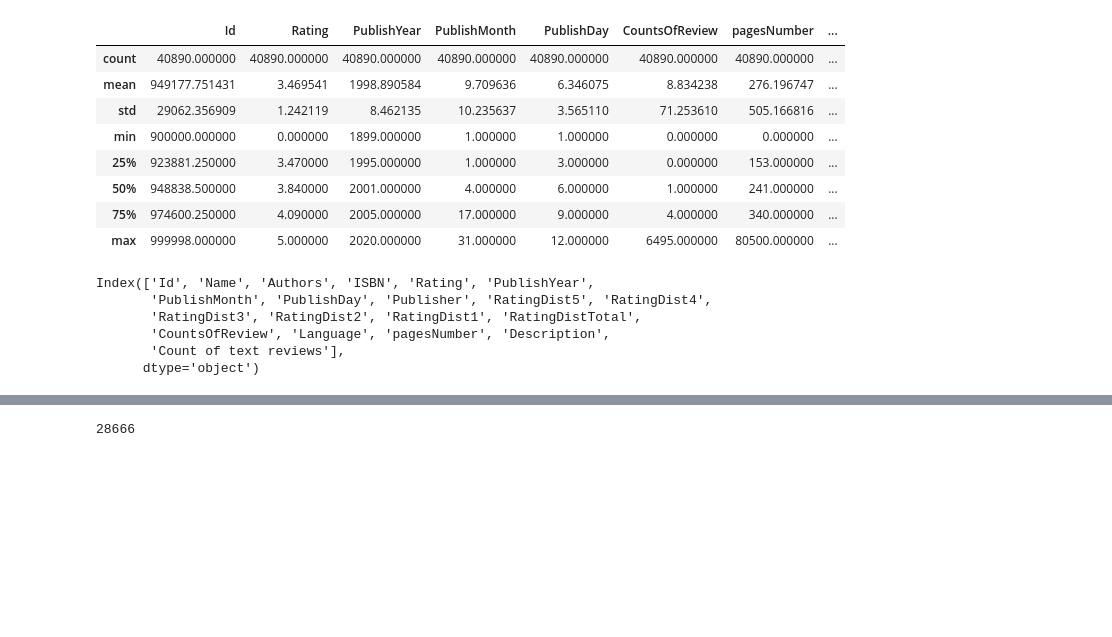
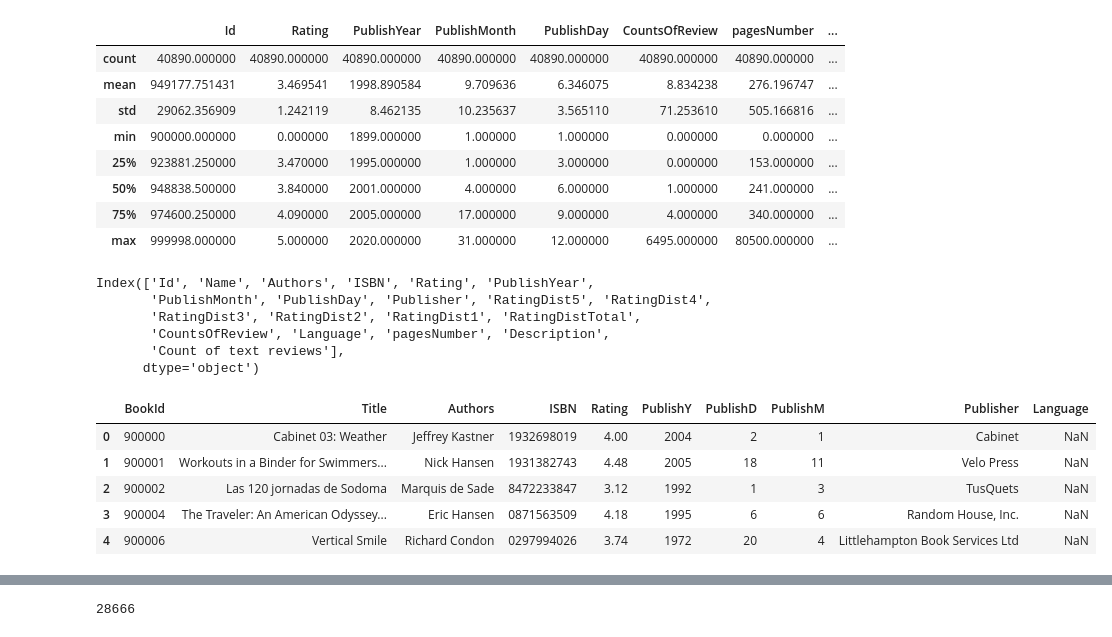
Before and after one commit to Kennydao/ETL-Project, a Jupyter notebook: cleaned_books.ipynb, the cells around one changed output, grey strips where cells are left out. Saved outputs shown, nothing was run; the diff lists cells and outputs as text; code cells hidden in the pictures; blank space fills up the shorter version.

```diff
--- a/cleaned_books.ipynb
+++ b/cleaned_books.ipynb
@@ -44,2 +46,13 @@ books_df.drop(columns = ['RatingDist5', 'RatingDist4',
 # %%
-books_df = books_df.rename(columns={'Id':'BookId', 'Name':'Title'})
+# rename columns
+books_df = books_df.rename(columns={'Id':'BookId', 'Name':'Title', 'PublishYear':'PublishY',
+                                    'PublishMonth':'PublishD', 'PublishDay':'PublishM'})
+
+books_df.head()
+# %% [output]
+|  | BookId | Title | Authors | ISBN | Rating | PublishY | PublishD | PublishM | Publisher | Language |
+| 0 | 900000 | Cabinet 03: Weather | Jeffrey Kastner | 1932698019 | 4.00 | 2004 | 2 | 1 | Cabinet | NaN |
+| 1 | 900001 | Workouts in a Binder for Swimmers... | Nick Hansen | 1931382743 | 4.48 | 2005 | 18 | 11 | Velo Press | NaN |
+| 2 | 900002 | Las 120 jornadas de Sodoma | Marquis de Sade | 8472233847 | 3.12 | 1992 | 1 | 3 | TusQuets | NaN |
+| 3 | 900004 | The Traveler: An American Odyssey... | Eric Hansen | 0871563509 | 4.18 | 1995 | 6 | 6 | Random House, Inc. | NaN |
+| 4 | 900006 | Vertical Smile | Richard Condon | 0297994026 | 3.74 | 1972 | 20 | 4 | Littlehampton Book Services Ltd | NaN |
```
Also changed, not shown: parts of 50 cells of this notebook, 8 other files.
